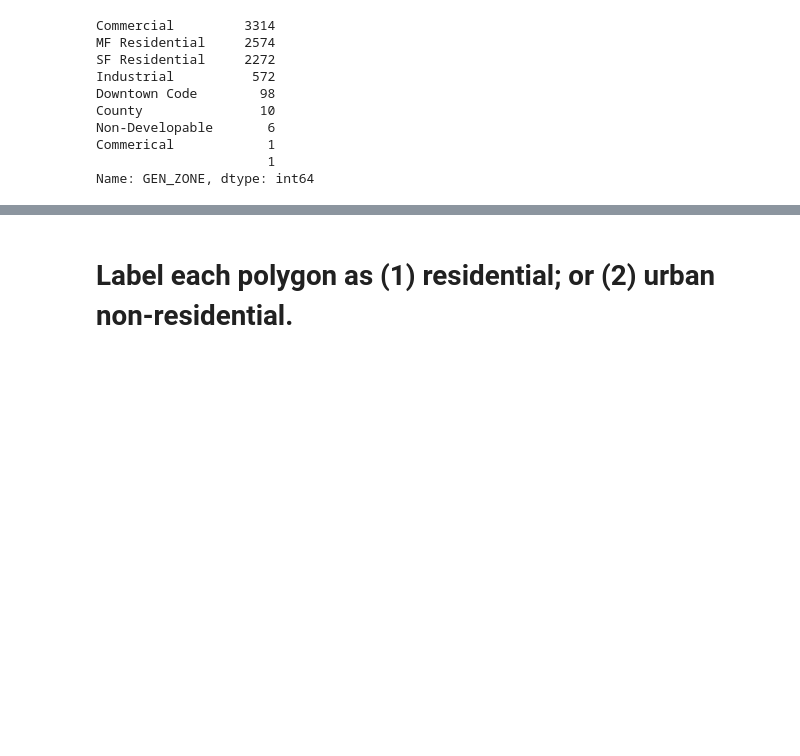
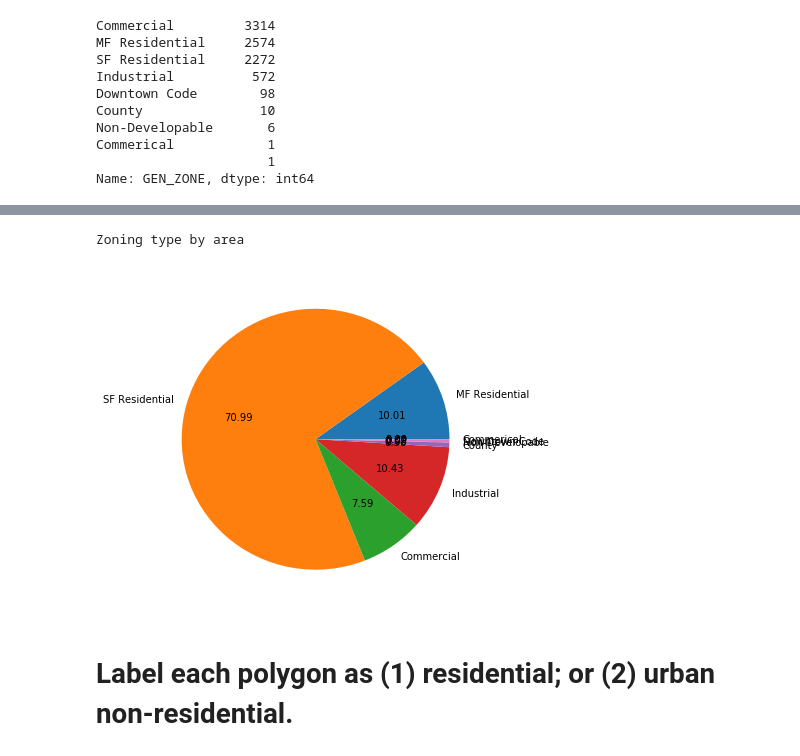
Before and after one commit to MaxwellMkondiwa/Urban_Land_Use_Classification_From_Satellite_Imagery, a Jupyter notebook: phoenix_training.ipynb, the cells around one changed output, grey strips where cells are left out. Saved outputs shown, nothing was run; the diff lists cells and outputs as text; code cells hidden in the pictures; blank space fills up the shorter version.

```diff
--- a/phoenix_training.ipynb
+++ b/phoenix_training.ipynb
@@ -137,0 +139,11 @@ shp.GEN_ZONE.value_counts().head(20).plot(kind='pie')
+# %%
+area_list=[]
+for i in shp.GEN_ZONE.unique():
+    area_list.append(shp[shp.GEN_ZONE==i].area.sum())
+
+f,ax=plt.subplots(1,figsize=[6,6])
+plt.pie(area_list,labels=shp.GEN_ZONE.unique(),autopct='%.2f');
+print("Zoning type by area")
+# %% [output]
+Zoning type by area
+[figure, added]
```
Also changed, not shown: parts of 3 cells of this notebook, 2 other files.
